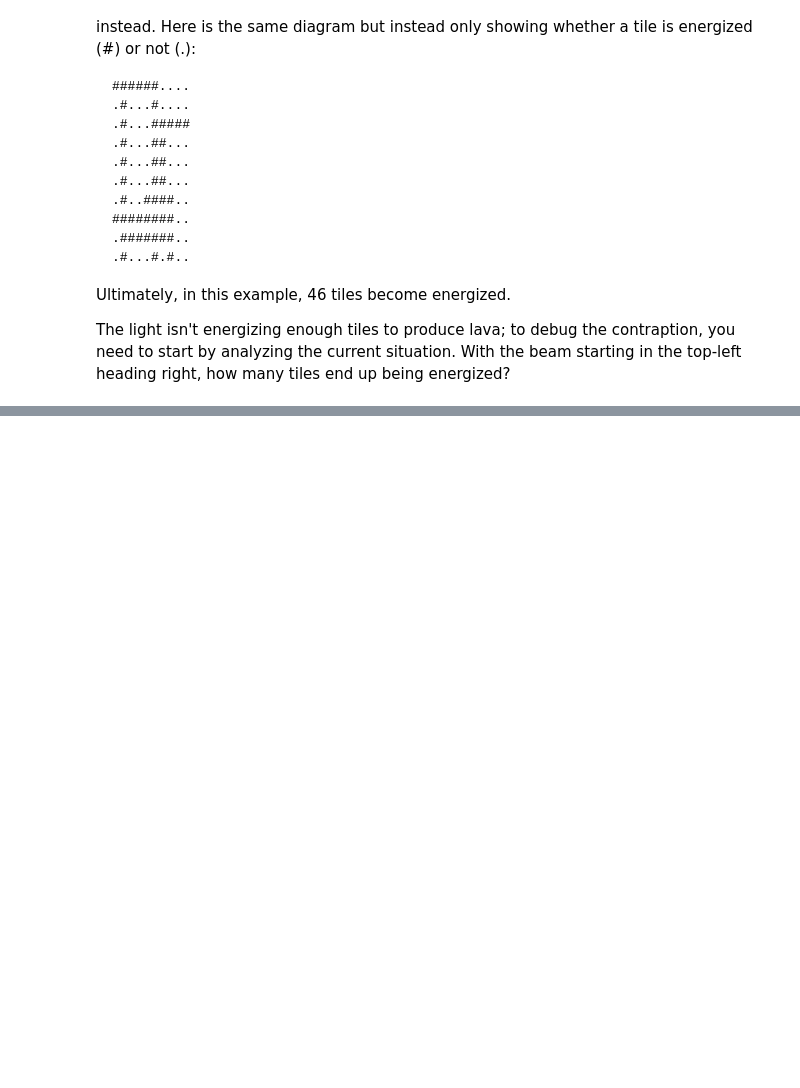
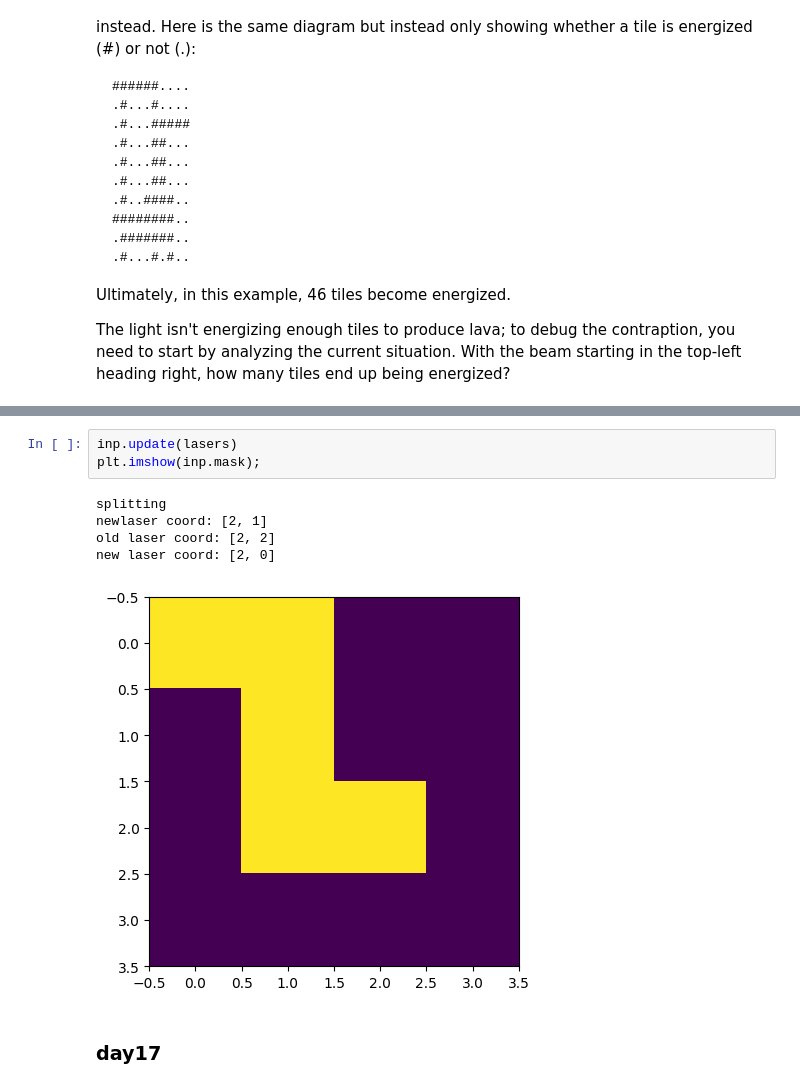
Before and after one commit to slebedeva/advent_of_code, a Jupyter notebook: aoc.ipynb, the cells around one changed output, grey strips where cells are left out. Drawn from its saved outputs; the diff is of its cells as text; blank space fills up the shorter version.

```diff
--- a/aoc.ipynb
+++ b/aoc.ipynb
@@ -1308,0 +1303,11 @@ def clean_up(mybeam):
+# %%
+inp.update(lasers)
+plt.imshow(inp.mask);
+# %% [output]
+splitting
+newlaser coord: [2, 1]
+old laser coord: [2, 2]
+new laser coord: [2, 0]
+[figure, added]
+# %% [markdown]
+### day17
```
Also changed, not shown: parts of 31 cells of this notebook, 1 other file.
